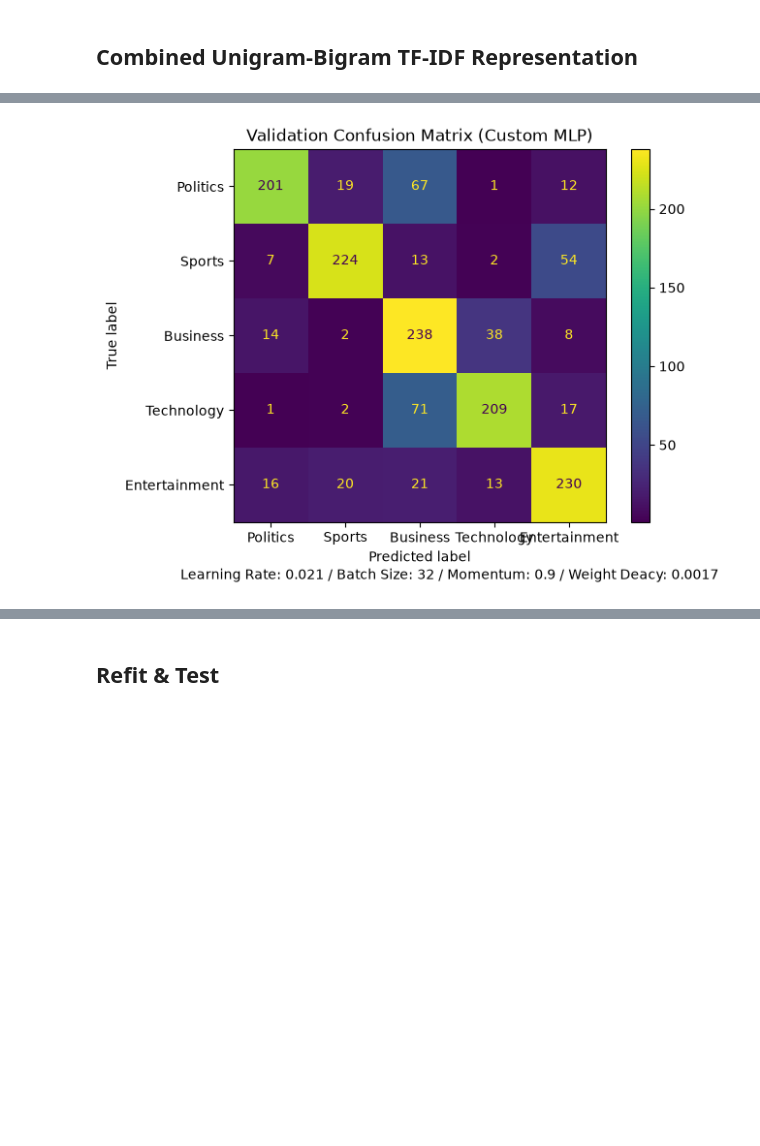
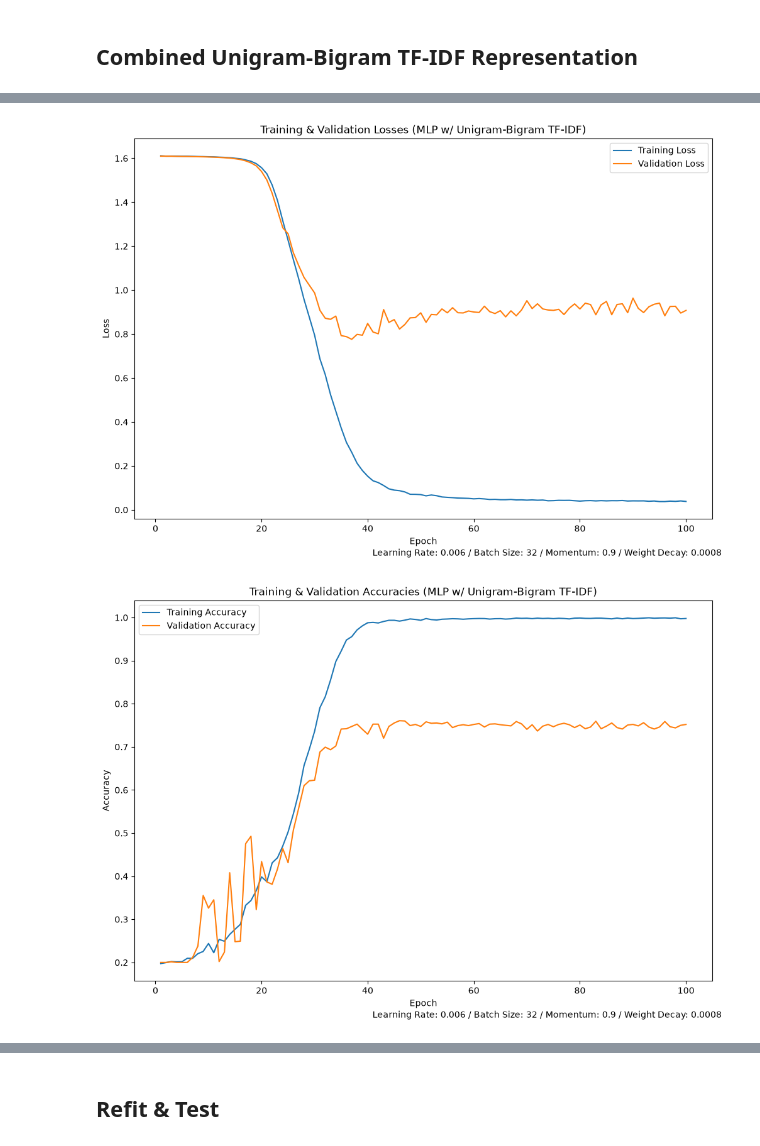
Before and after one commit to hotbox-works/News-Classification-Project, a Jupyter notebook: project1-text_representation_extension.ipynb, the cells around one changed output, grey strips where cells are left out. Saved outputs shown, nothing was run; the diff lists cells and outputs as text; code cells hidden in the pictures; blank space fills up the shorter version.

```diff
--- a/project1-text_representation_extension.ipynb
+++ b/project1-text_representation_extension.ipynb
@@ -875,17 +514,50 @@ plt.show()
-# %%
-cm = confusion_matrix(
-    validation_trues,
-    validation_predictions
-)
-
-cm_display = ConfusionMatrixDisplay(confusion_matrix=cm, display_labels=LABELS["Set A"].to_list())  # overriding display_labels to show the actual labels
-cm_display.plot(values_format='d')
-
-plt.title("Validation Confusion Matrix (Custom MLP)")
-
-plt.figtext(1, 0, f"Learning Rate: {LEARNING_RATE} / Batch Size: {BATCH_SIZE} / Momentum: {MOMENTUM} / Weight Deacy: {WEIGHT_DECAY}", ha="right")
-
-plt.tight_layout()
-plt.show()
-# %% [output]
-[figure, removed]
+# %%
+model_name = "MLP w/ Unigram-Bigram TF-IDF"
+hyperparams = {
+    "learning_rate": LEARNING_RATE,
+    "batch_size": BATCH_SIZE,
+    "momentum": MOMENTUM,
+    "weight_decay": WEIGHT_DECAY
+}
+
+plot_losses(
+    EPOCHS,
+    training_losses,
+    validation_losses,
+    model_name,
+    hyperparams)
+
+plot_accuracies(
+    EPOCHS,
+    training_accuracies,
+    validation_accuracies,
+    model_name,
+    hyperparams)
+
+plot_f1s(
+    EPOCHS,
+    training_f1macros,
+    validation_f1macros,
+    training_f1s,
+    validation_f1s,
+    model_name,
+    hyperparams)
+
+plot_precisions_and_recalls(
+    EPOCHS,
+    training_precisions,
+    validation_precisions,
+    training_recalls,
+    validation_recalls,
+    model_name,
+    hyperparams)
+
+plot_confusion_matrix(
+    LABELS["Set A"].to_list(),
+    validation_trues,
+    validation_predictions,
+    model_name,
+    hyperparams)
+# %% [output]
+[figure, added]
+[figure, added]
```
Also changed, not shown: parts of 20 cells of this notebook, 3 other files.
